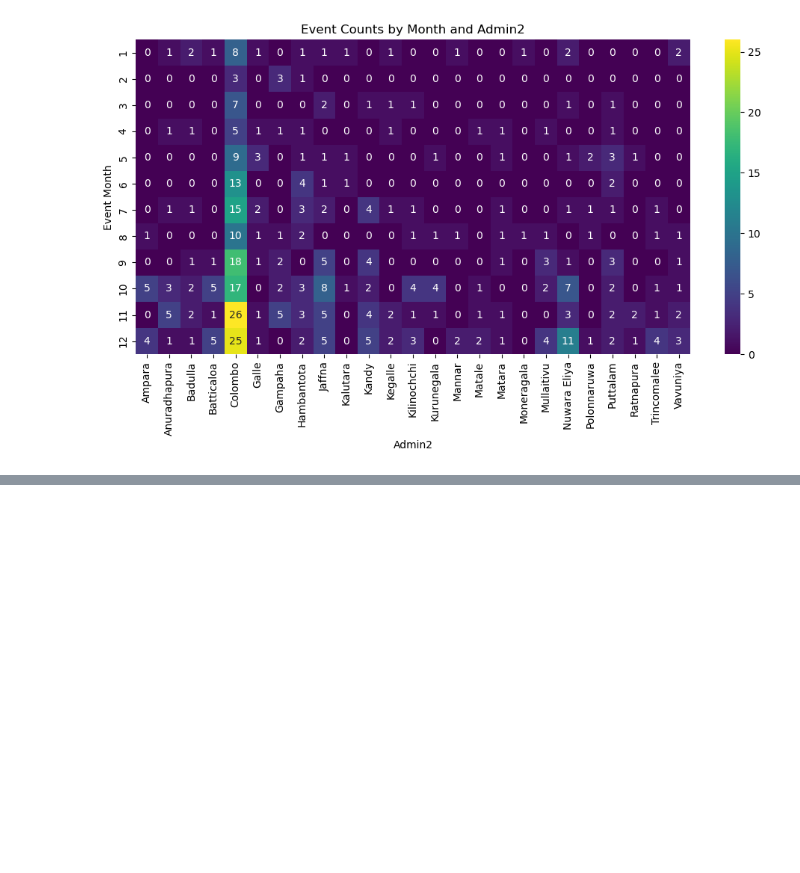
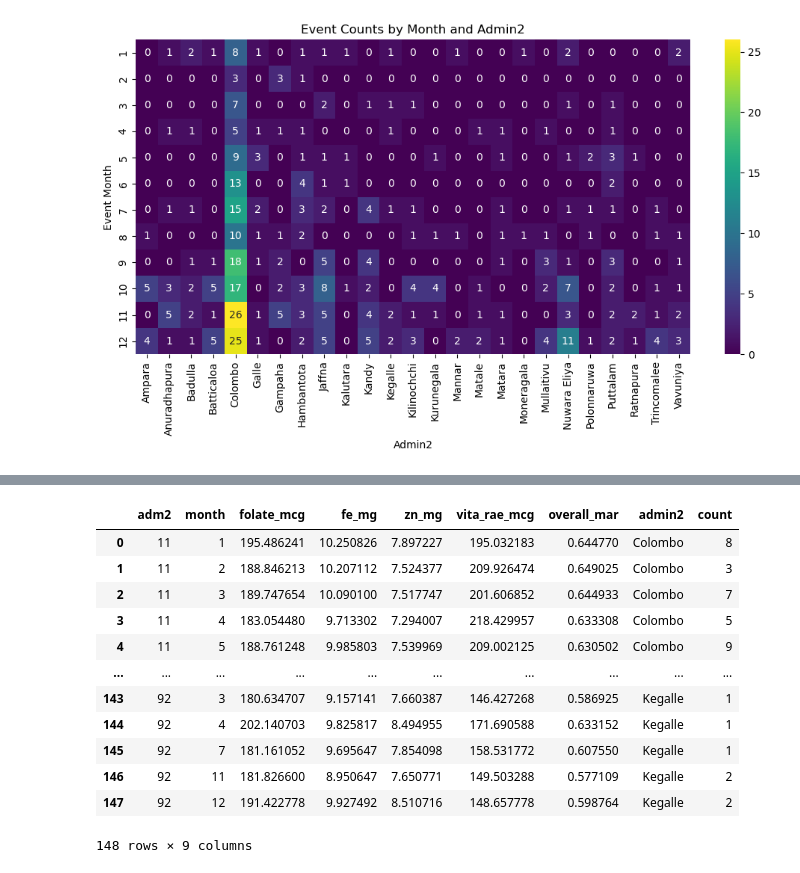
Before and after one commit to MIMI-wfp/sri_lanka, a Jupyter notebook: src/python/acled_variables.ipynb, the cells around one changed output, grey strips where cells are left out. Drawn from its saved outputs; the diff is of its cells as text; code cells hidden in the pictures; blank space fills up the shorter version.

```diff
--- a/src/python/acled_variables.ipynb
+++ b/src/python/acled_variables.ipynb
@@ -108,0 +154,19 @@ plt.show()
+# %%
+matched_data.rename(columns={'event_month': 'month'}, inplace=True)
+matched_data
+adm2_season = ml_targets.merge(matched_data, on= ['adm2','month'])
+adm2_season
+# %% [output]
+|  | adm2 | month | folate_mcg | fe_mg | zn_mg | vita_rae_mcg | overall_mar | admin2 | count |
+| 0 | 11 | 1 | 195.486241 | 10.250826 | 7.897227 | 195.032183 | 0.644770 | Colombo | 8 |
+| 1 | 11 | 2 | 188.846213 | 10.207112 | 7.524377 | 209.926474 | 0.649025 | Colombo | 3 |
+| 2 | 11 | 3 | 189.747654 | 10.090100 | 7.517747 | 201.606852 | 0.644933 | Colombo | 7 |
+| 3 | 11 | 4 | 183.054480 | 9.713302 | 7.294007 | 218.429957 | 0.633308 | Colombo | 5 |
+| 4 | 11 | 5 | 188.761248 | 9.985803 | 7.539969 | 209.002125 | 0.630502 | Colombo | 9 |
+| ... | ... | ... | ... | ... | ... | ... | ... | ... | ... |
+| 143 | 92 | 3 | 180.634707 | 9.157141 | 7.660387 | 146.427268 | 0.586925 | Kegalle | 1 |
+| 144 | 92 | 4 | 202.140703 | 9.825817 | 8.494955 | 171.690588 | 0.633152 | Kegalle | 1 |
+| 145 | 92 | 7 | 181.161052 | 9.695647 | 7.854098 | 158.531772 | 0.607550 | Kegalle | 1 |
+| 146 | 92 | 11 | 181.826600 | 8.950647 | 7.650771 | 149.503288 | 0.577109 | Kegalle | 2 |
+| 147 | 92 | 12 | 191.422778 | 9.927492 | 8.510716 | 148.657778 | 0.598764 | Kegalle | 2 |
+148 rows × 9 columns
```
Also changed, not shown: parts of 9 cells of this notebook, 5 other files.
